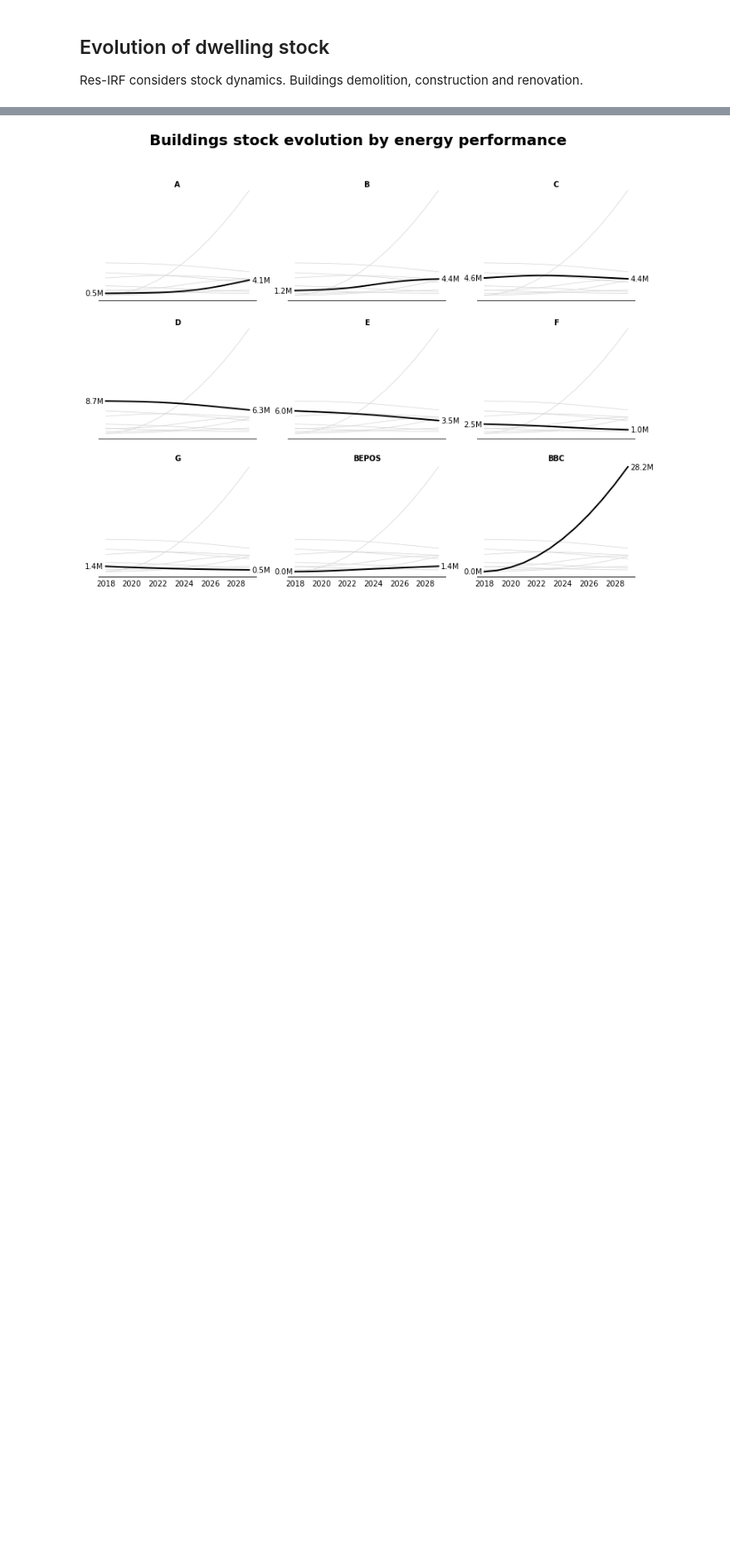
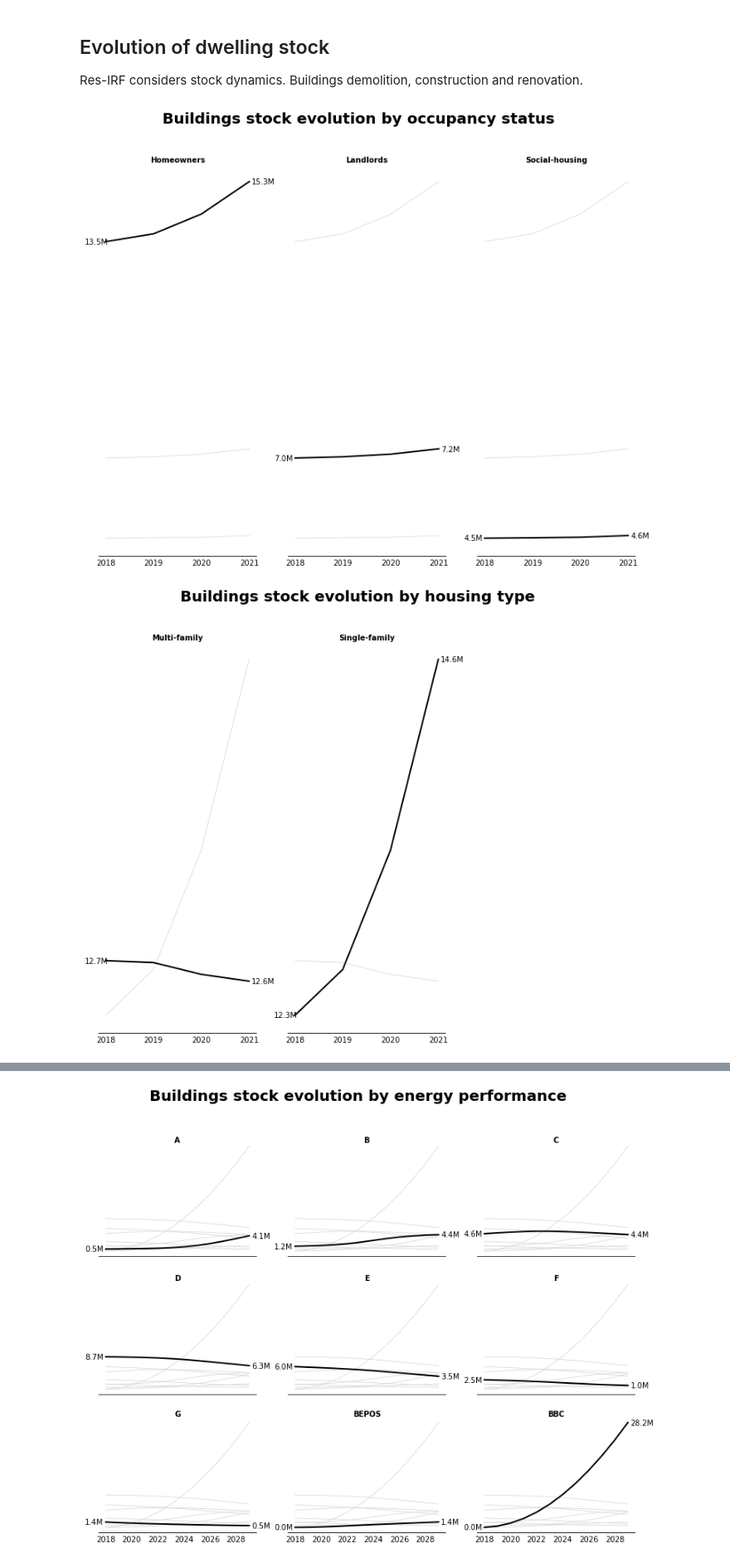
Before and after one commit to CIRED/Res-IRF, a Jupyter notebook: project/user_interface.ipynb, the cells around one changed output, grey strips where cells are left out. Shown at 83% size. Drawn from its saved outputs; the diff is of its cells as text; code cells hidden in the pictures; blank space fills up the shorter version.

```diff
--- a/project/user_interface.ipynb
+++ b/project/user_interface.ipynb
@@ -128,3 +66,16 @@ Reading: /Users/lucas/PycharmProjects/Res-IRF/project/output/20210629_171700/Sta
 # %% [markdown]
 ## Evolution of dwelling stock
 Res-IRF considers stock dynamics. Buildings demolition, construction and renovation.
+# %%
+def grouped_and_graph(df, level, level_order=None):
+    df = df.groupby([level]).sum()
+    if level_order:
+        df = df.loc[level_order]
+    economic_subplots(df, 'Buildings stock evolution by {}'.format(level.lower()),
+                  format_axtitle=lambda x: x, format_val=lambda x: '{:.1f}M'.format(x / 1000000))
+# %%
+for level in output_stock['Stock'].index.names:
+    grouped_and_graph(output_stock['Stock'], level)#, level_order=['A', 'B', 'C', 'D', 'E', 'F', 'G', 'BEPOS', 'BBC'])
+# %% [output]
+[figure, added]
+[figure, added]
```
Also changed, not shown: parts of 16 cells of this notebook, 6 other files.
